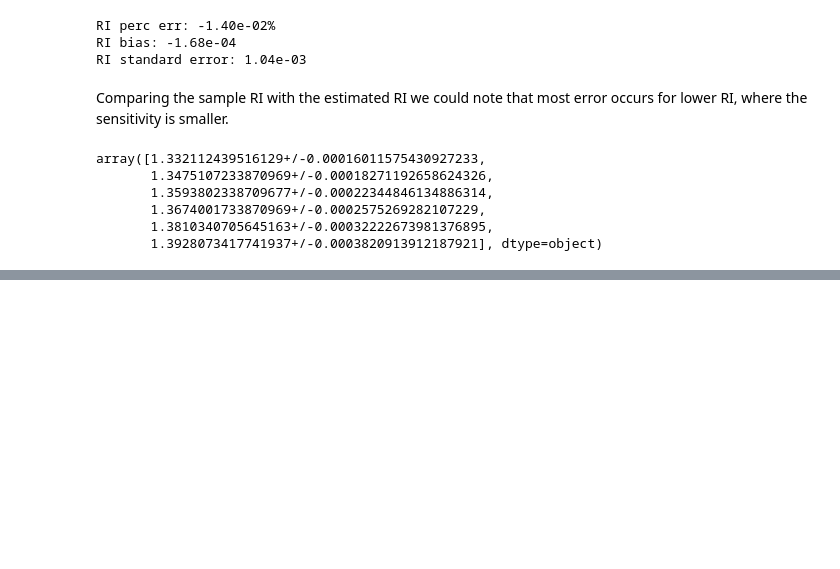
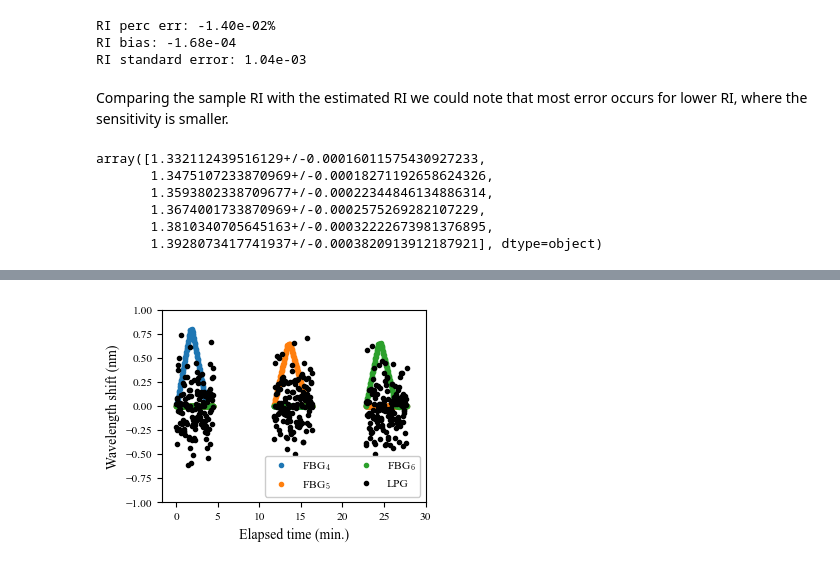
Before and after one commit to felipebarino/lpfg_demodulation_supplementary, a Jupyter notebook: 3 - Evaluation by measured spectra.ipynb, the cells around one changed output, grey strips where cells are left out. Cells and saved outputs as stored; diff of their text form; code cells hidden in the pictures; blank space fills up the shorter version.

```diff
--- a/3 - Evaluation by measured spectra.ipynb
+++ b/3 - Evaluation by measured spectra.ipynb
@@ -776,2 +817,16 @@ elapsed = np.array([e.seconds for e in elapsed])
+# %%
+plt.figure(figsize=(3.4, 2.5))
+dbragg_closer = bragg[:, 4:7]-bragg[0, 4:7]
+loc = np.mean(bragg[:, 4:7],axis=1)
+plt.plot(elapsed/60, dbragg_closer, '.', label=[f'FBG$_{i}$' for i in range(4, 7)])
+plt.plot(elapsed/60, lpg_fluctuation, '.k', label='LPG')
+plt.legend(loc='lower right', ncols=2)
+plt.ylim(-1,1)
+plt.xlabel('Elapsed time (min.)')
+plt.ylabel('Wavelength shift (nm)')
+plt.xlim(-100/60, 1.8e3/60)
+plt.show()
+# %% [output]
+[figure, added]
 # %%
 plt.figure(figsize=(3.4, 2.5))
```
Also changed, not shown: parts of 13 cells of this notebook, 31 other files.
